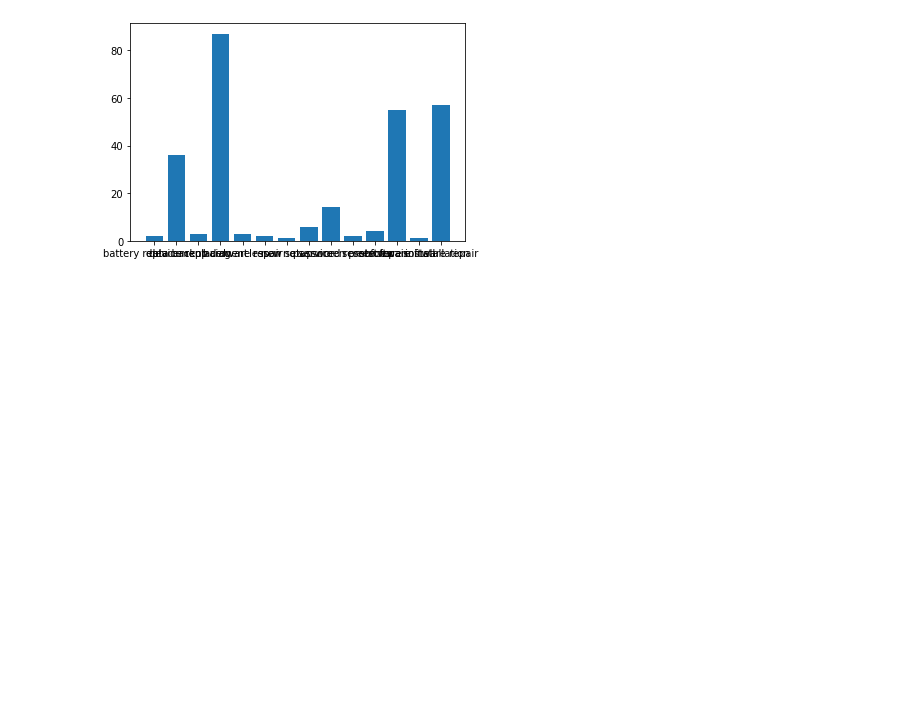
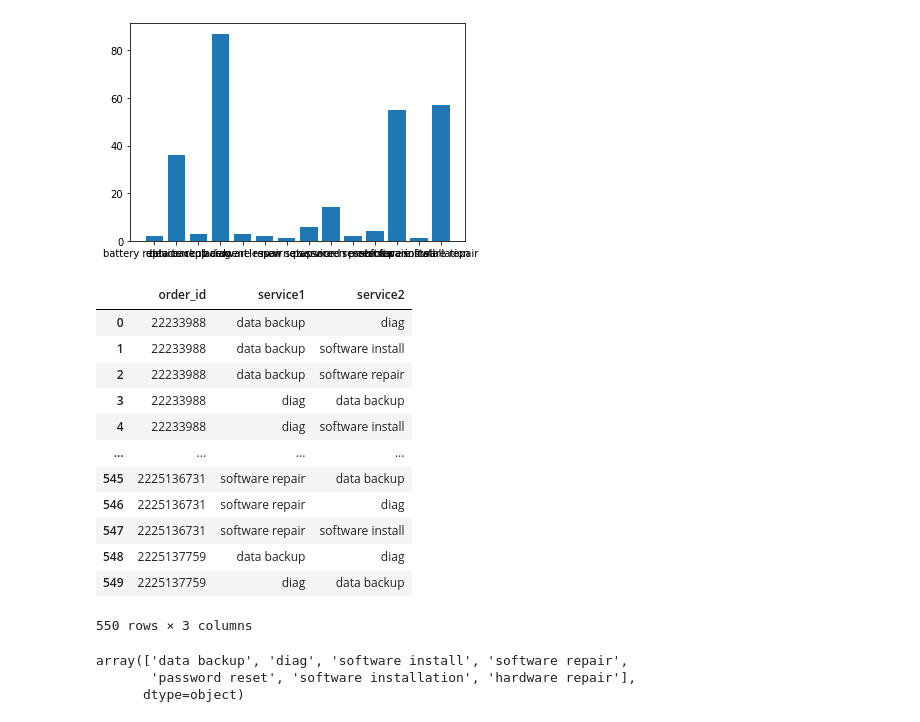
Before and after one commit to TeachingData/basic-python, a Jupyter notebook: python-db/firstChartNotebook.ipynb, the cells around one changed output. Cells and saved outputs as stored; diff of their text form; code cells hidden in the pictures; blank space fills up the shorter version.

```diff
--- a/python-db/firstChartNotebook.ipynb
+++ b/python-db/firstChartNotebook.ipynb
@@ -149,3 +151,40 @@ plt.bar(df_serv['service'], df_serv['performed'])
 # %% [output]
 <BarContainer object of 14 artists>
 [figure]
+# %%
+df_freq = pd.read_sql_query("""
+select
+    s1.order_id,
+    s1.service as service1,
+    s2.service as service2
+from orderservices s1
+LEFT JOIN orderservices s2
+ON s1.order_id = s2.order_id AND
+    s1.service != s2.service
+GROUP BY s1.order_id, s1.service, s2.service
+HAVING s2.service != "";
+""", conn)
+# %%
+df_freq
+# %% [output]
+|  | order_id | service1 | service2 |
+| 0 | 22233988 | data backup | diag |
+| 1 | 22233988 | data backup | software install |
+| 2 | 22233988 | data backup | software repair |
+| 3 | 22233988 | diag | data backup |
+| 4 | 22233988 | diag | software install |
+| ... | ... | ... | ... |
+| 545 | 2225136731 | software repair | data backup |
+| 546 | 2225136731 | software repair | diag |
+| 547 | 2225136731 | software repair | software install |
+| 548 | 2225137759 | data backup | diag |
+| 549 | 2225137759 | diag | data backup |
+550 rows × 3 columns
+# %%
+## See what options are available (this will give the unique elements of service1 & service2)
+### note it returns a numpy array
+pd.unique(df_freq.service1)
+# %% [output]
+array(['data backup', 'diag', 'software install', 'software repair',
+       'password reset', 'software installation', 'hardware repair'],
+      dtype=object)
```
Also changed, not shown: parts of 7 cells of this notebook.
